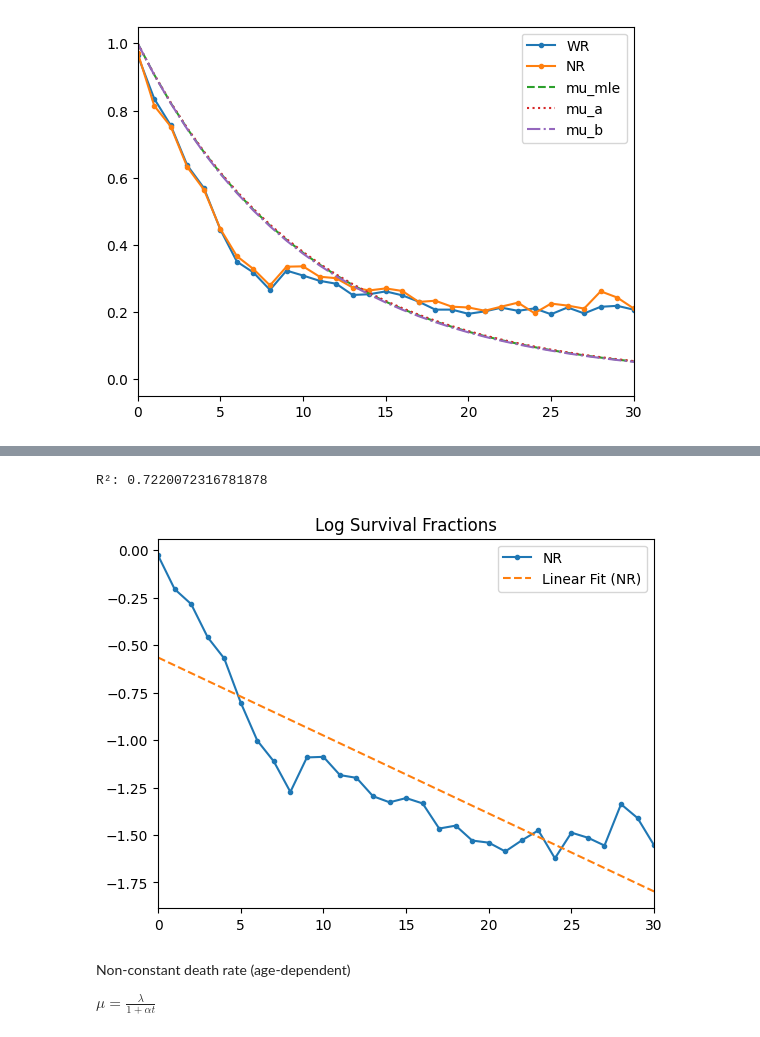
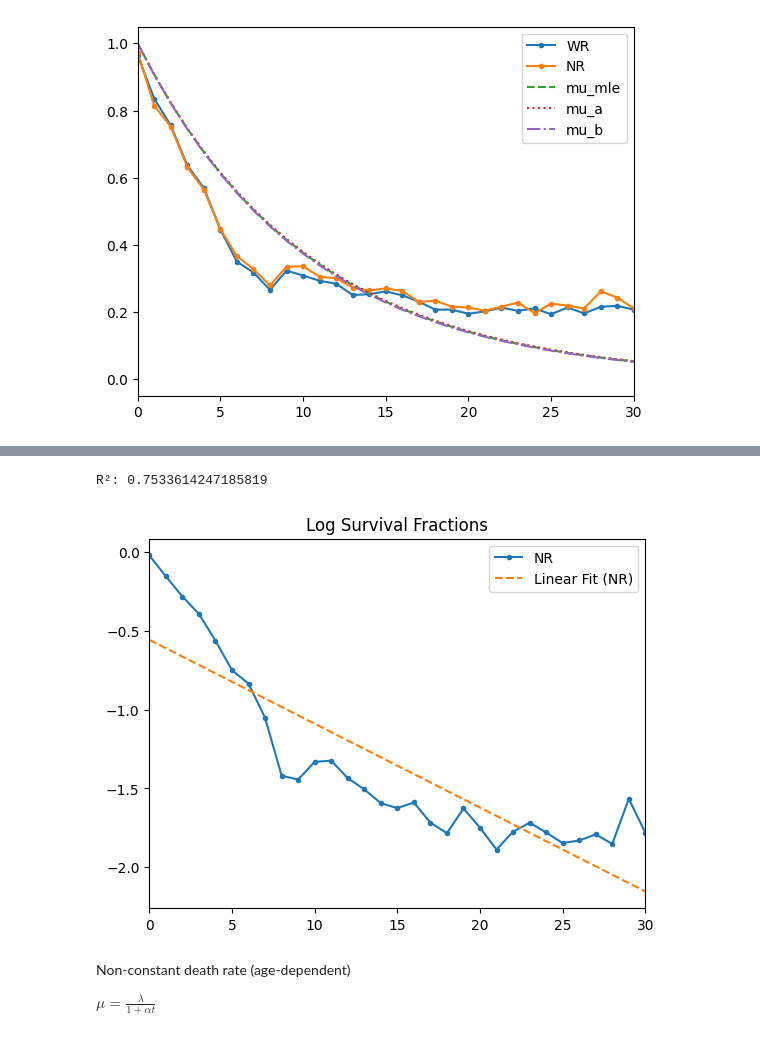
Before and after one commit to maxcyn/a-star, a Jupyter notebook: survival_fractions.ipynb, the cells around one changed output, grey strips where cells are left out. Cells and saved outputs as stored; diff of their text form; code cells hidden in the pictures.

```diff
--- a/survival_fractions.ipynb
+++ b/survival_fractions.ipynb
@@ -530,13 +503,16 @@ R²: 0.9339085469997852
 # %%
-df_a = filter_dataframe('Region', 'NR')
-plot_log_survival_fractions(df_a, label='NR')
+region = 'NR'
+df_a = filter_dataframe('Region', region, category2='Sector', filter2='G')
+plot_log_survival_fractions(df_a, label=region)
 plt.xlim(0, 30) # since survival fractions are approximately monotonic only to about age 30
 plt.title('Log Survival Fractions')
 plt.legend()
 plt.show()
+
+# Seems like F is more linear?
 # %% [output]
-R²: 0.7220072316781878
+R²: 0.7533614247185819
-[figure, old version]
+[figure, new version]
 # %% [markdown]
 Non-constant death rate (age-dependent)
 
```
Also changed, not shown: parts of 14 cells of this notebook.
